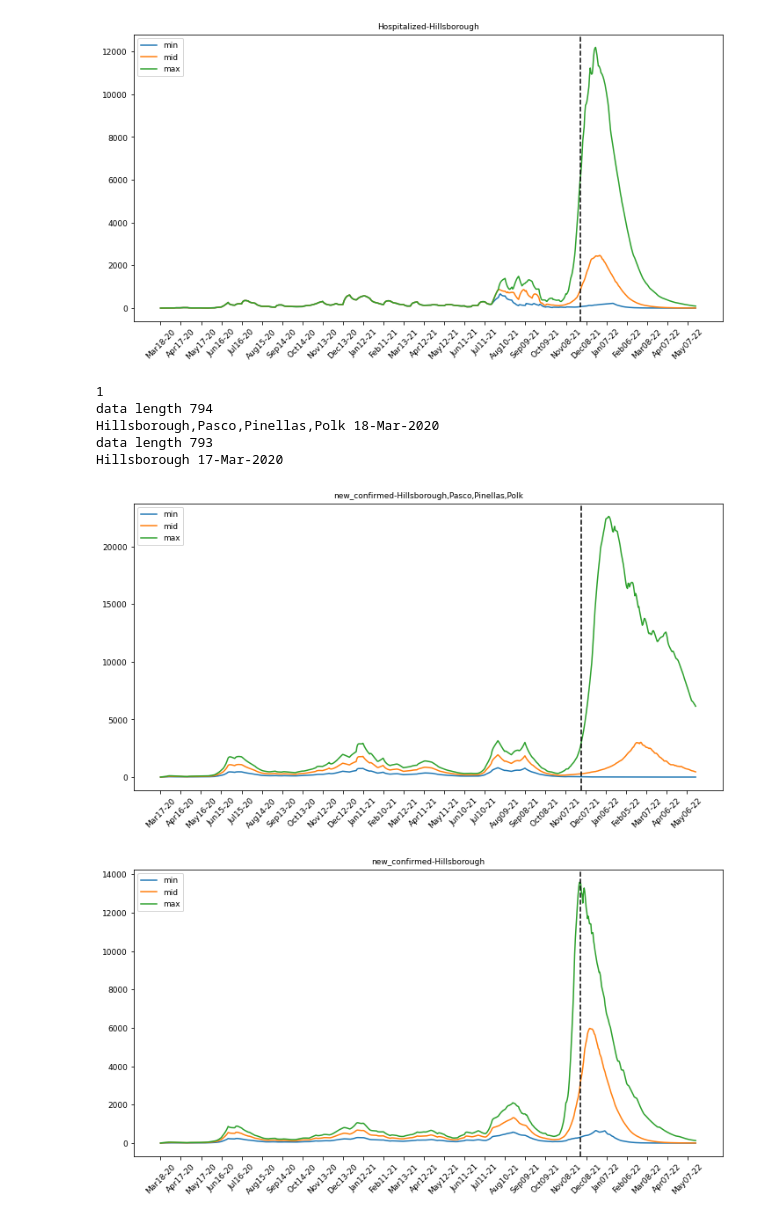
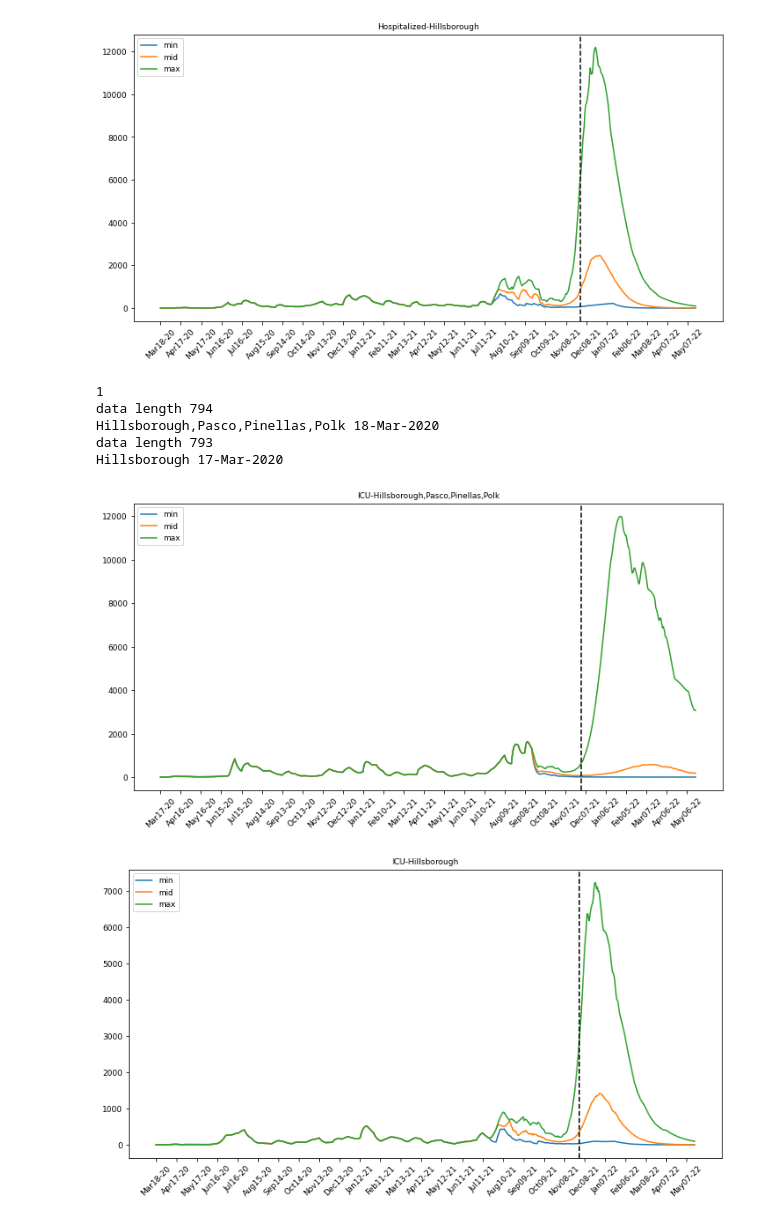
Before and after one commit to EdwinMichaelLab/mongodb-read-and-plot, a Jupyter notebook: mongodb-read-data-and-plot.ipynb, the cells around one changed output. Drawn from its saved outputs; the diff is of its cells as text; code cells hidden in the pictures.

```diff
--- a/mongodb-read-data-and-plot.ipynb
+++ b/mongodb-read-data-and-plot.ipynb
@@ -19,16 +19,14 @@ print(myclient.list_database_names())
 def accumu(lis):
     total = 0
     for x in lis:
+        if x is None:
+            x=0.0
         total += x
         yield total
 # %%
 mydb = myclient["seircast"]
 mycol = mydb["fl-counties-1122-2021"]
 mydoc = mycol.find({"State":"Florida"})
-confirmed=None
-deaths=None
-hospitalized=None
-start_date=""
 
 now = datetime.now() # current date and time
 current_date = now.strftime("%b%d-%y")
@@ -38,6 +36,7 @@ location="Hillsborough"
 print(size(mydoc))
 for x in mydoc:
     confirmed=x["Confirmed"]
+    #deaths=x["Deaths"]
     if location in x["Locations"]:
         #location =x["Locations"]
         data=x[label]
@@ -60,6 +59,7 @@ for x in mydoc:
         min_data = list(accumu(min_data))
         mid_data = list(accumu(mid_data))
         max_data = list(accumu(max_data))
+        #deaths = list(accumu(deaths))
 
         start_date=x["start_date"]
         sdate_obj = datetime.strptime(start_date, "%d-%b-%Y")
@@ -78,6 +78,7 @@ for x in mydoc:
         ax2.plot(days, mid_data, label="mid")
         ax2.plot(days, max_data, label="max")
         ax2.plot(days[:len(confirmed)], confirmed, label="confirmed")
+        #ax2.plot(days[:len(deaths)], deaths, label="deaths")
 
         ax2.set_title(label+'-'+x["Locations"])
         plt.axvline(x=current_date, color='k', linestyle='--') # draw vertical line on current date
@@ -147,7 +418,7 @@ Hillsborough 17-Mar-2020
 [figure]
 [figure]
 # %%
-label="new_confirmed"
+label="ICU"
 location="Hillsborough"
 mydoc = mycol.find({"State":"Florida"})
 print(size(mydoc))
@@ -171,32 +442,32 @@ for x in mydoc:
             max_data.append(data[h][2])
 
         start_date=x["start_date"]
         sdate_obj = datetime.strptime(start_date, "%d-%b-%Y")
         days=[]
         for d in range(len(data)):
             dd = sdate_obj+timedelta(days=d)
             #dd = dd.strftime("%d-%b-%Y") # 17-Mar-2020
             #dd = dd.strftime("%m%d-%y") # 0317-20
             dd = dd.strftime("%b%d-%y") # 0317-20
             days.append(dd)
             #print(dd)
 
         fig2, ax2 = plt.subplots(figsize=(12,6))
 
         ax2.plot(days, min_data, label="min")
         ax2.plot(days, mid_data, label="mid")
         ax2.plot(days, max_data, label="max")
 
         ax2.set_title(label+'-'+x["Locations"])
         plt.axvline(x=current_date, color='k', linestyle='--') # draw vertical line on current date
         plt.xticks(np.arange(0, len(days)+1, 30))
         plt.xticks(rotation=45)
         ax2.legend(loc=2); # upper left corner
 # %% [output]
 1
 data length 794
 Hillsborough,Pasco,Pinellas,Polk 18-Mar-2020
 data length 793
 Hillsborough 17-Mar-2020
-[figure, old version]
+[figure, new version]
-[figure, old version]
+[figure, new version]
```
Also changed, not shown: parts of 6 cells of this notebook.
